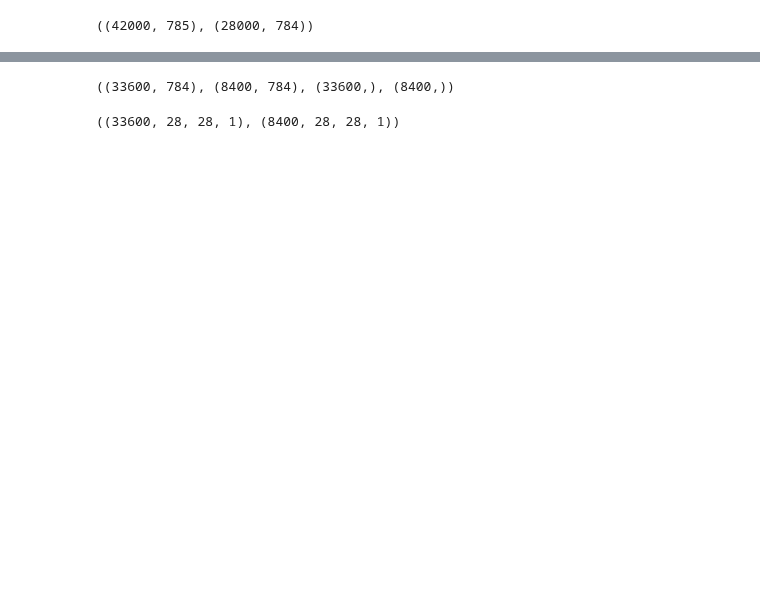
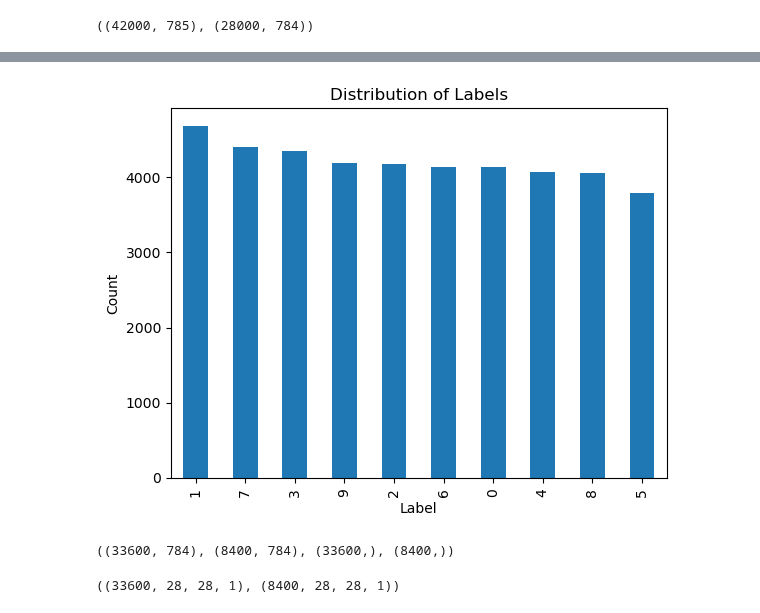
Before and after one commit to utkarshx27/Kaggle-Work-ML-Models, a Jupyter notebook: digit-recognizer.ipynb, the cells around one changed output, grey strips where cells are left out. Drawn from its saved outputs; the diff is of its cells as text; code cells hidden in the pictures; blank space fills up the shorter version.

```diff
--- a/digit-recognizer.ipynb
+++ b/digit-recognizer.ipynb
@@ -37,12 +60,22 @@ train.shape, test.shape
 # %%
 X=train.drop('label', axis  =1 )
 y=train['label']
+# %%
+value_counts = y.value_counts()
+value_counts.plot(kind='bar')
+
+plt.xlabel('Label')
+plt.ylabel('Count')
+plt.title('Distribution of Labels')
+
+plt.show()
+# %% [output]
+[figure, added]
 # %%
 X_train, X_test, y_train, y_test = train_test_split(X,y, test_size=0.2 , random_state= 42)
+X_train.shape, X_test.shape, y_train.shape, y_test.shape
+# %% [output]
+((33600, 784), (8400, 784), (33600,), (8400,))
-# %%
-X_train.shape, X_test.shape, y_train.shape, y_test.shape
-# %% [output]
-((33600, 784), (8400, 784), (33600,), (8400,))
 # %%
 X_train = X_train.values.reshape(-1, 28, 28, 1) / 255.0
 X_test = X_test.values.reshape(-1, 28, 28, 1) / 255.0
```
Also changed, not shown: parts of 12 cells of this notebook.
